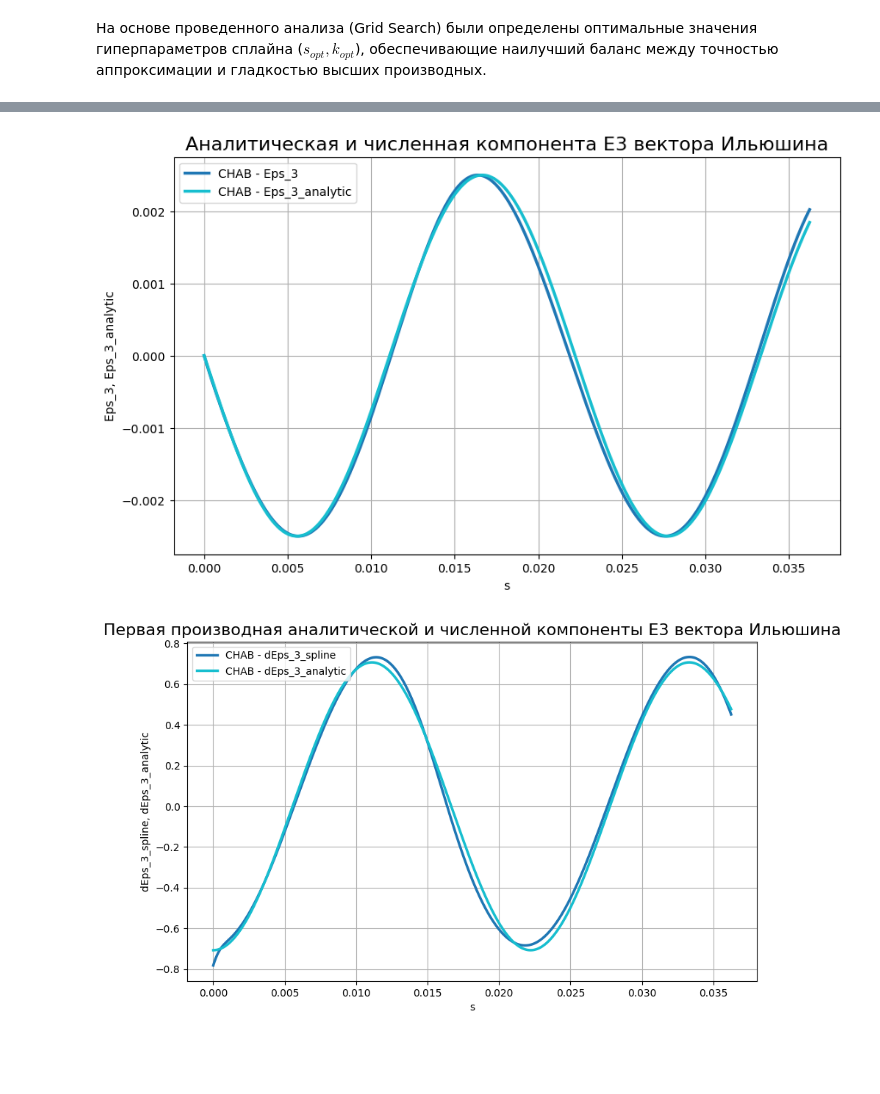
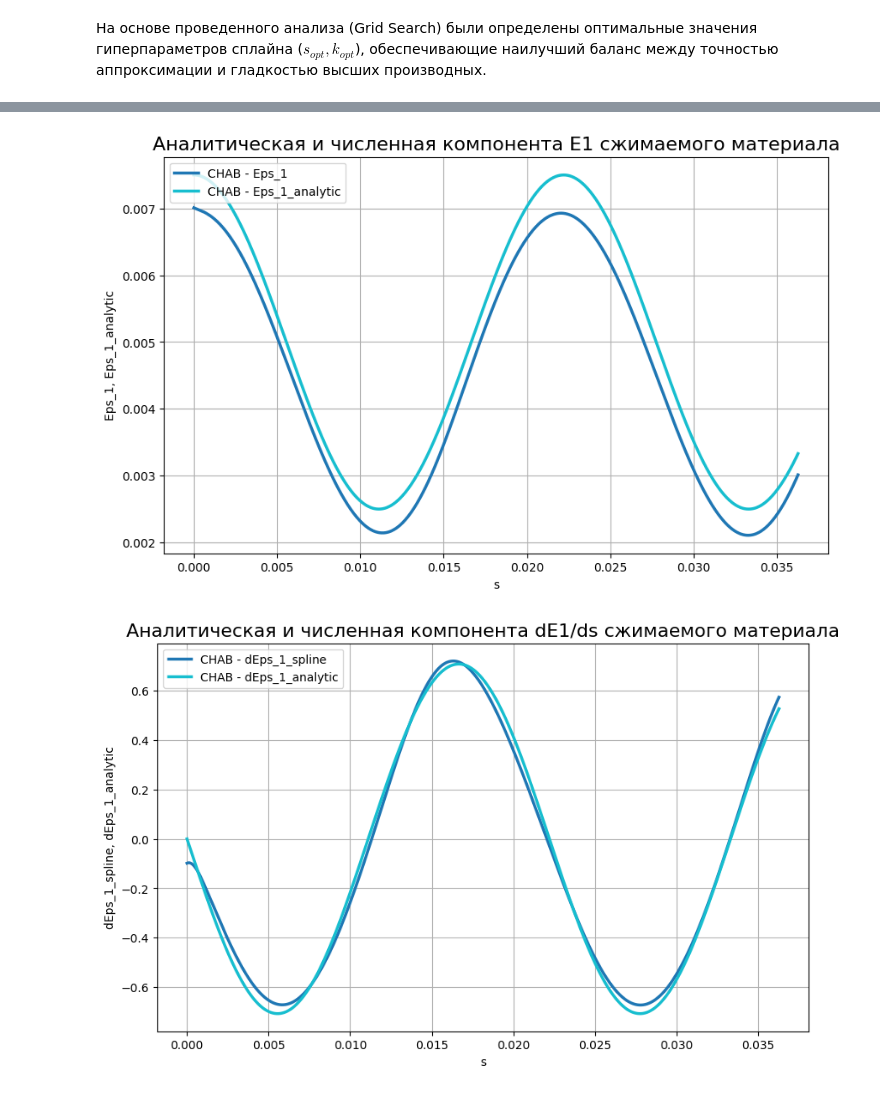
Before and after one commit to ArtemDos/complex_deformations, a Jupyter notebook: P29/ideal_vint/chab.ipynb, the cells around one changed output, grey strips where cells are left out. Saved outputs shown, nothing was run; the diff lists cells and outputs as text; code cells hidden in the pictures; blank space fills up the shorter version.

```diff
--- a/P29/ideal_vint/chab.ipynb
+++ b/P29/ideal_vint/chab.ipynb
@@ -122,15 +142,0 @@ df_stage2.to_pickle(filename)
-# %%
-import numpy as np
-import matplotlib.pyplot as plt
-
-d_eps = df_stage2[['Eps_1', 'Eps_2', 'Eps_3']].diff().fillna(0)
-step_length = np.sqrt(d_eps['Eps_1']**2 + d_eps['Eps_2']**2 + d_eps['Eps_3']**2)
-df_stage2['s'] = step_length.cumsum()
-
-plt.figure(figsize=(8, 4))
-plt.plot(df_stage2['Time_Local'], df_stage2['s'], 'b-')
-plt.xlabel('Time Local')
-plt.ylabel('Arc Length (s)')
-plt.title('Длина дуги винтовой траектории от времени')
-plt.grid(True)
-plt.show()
@@ -193,7 +246,7 @@ from core.derivatives.analytical import AnalyticalDerivatives
 
 analytical = AnalyticalDerivatives(c=c, a=a)
 
-s_vals = df_stage2["s"].values
+s_vals = s_comp["s"].to_numpy()
 
 start_row = numerical_experiment_chab[numerical_experiment_chab["Time"] <= split_time].iloc[-1]
 eps_z_start = start_row["EPTO_ZZ"]
@@ -290,31 +379,32 @@ plot_xy(
 # %%
 plot_xy(
     data_pairs=[(model_name, df_stage2)],
     x_col="s",
-    y_cols=["Eps_3",
-            "Eps_3_analytic",
-        ],
-    title="Аналитическая и численная компонента E3 вектора Ильюшина",
+    y_cols=["Eps_1", "Eps_1_analytic"],
+    title="Аналитическая и численная компонента E1 сжимаемого материала",
     figsize=(10, 6)
 )
 plot_xy(
     data_pairs=[(model_name, df_stage2)],
     x_col="s",
-    y_cols=["dEps_3_spline",
-            "dEps_3_analytic",
-        ],
-    title="Первая производная аналитической и численной компоненты E3 вектора Ильюшина",
+    y_cols=["dEps_1_spline", "dEps_1_analytic"],
+    title="Аналитическая и численная компонента dE1/ds сжимаемого материала",
     figsize=(10, 6)
 )
 plot_xy(
     data_pairs=[(model_name, df_stage2)],
     x_col="s",
-    y_cols=["d2Eps_3_spline",
-            "d2Eps_3_analytic",
-        ],
-    title="Вторая производная аналитической и численной компоненты E3 вектора Ильюшина",
+    y_cols=["d2Eps_1_spline", "d2Eps_1_analytic"],
+    title="Аналитическая и численная компонента d2E1/ds2 сжимаемого материала",
     figsize=(10, 6)
 )
+plot_xy(
+    data_pairs=[(model_name, df_stage2)],
+    x_col="s",
+    y_cols=["d3Eps_1_spline", "d3Eps_1_analytic"],
+    title="Аналитическая и численная компонента d3E1/ds3 сжимаемого материала",
+    figsize=(10, 6)
+)
 # %% [output]
-[figure, old version]
+[figure, new version]
-[figure, old version]
+[figure, new version]
```
Also changed, not shown: parts of 46 cells of this notebook, 1 other file.
